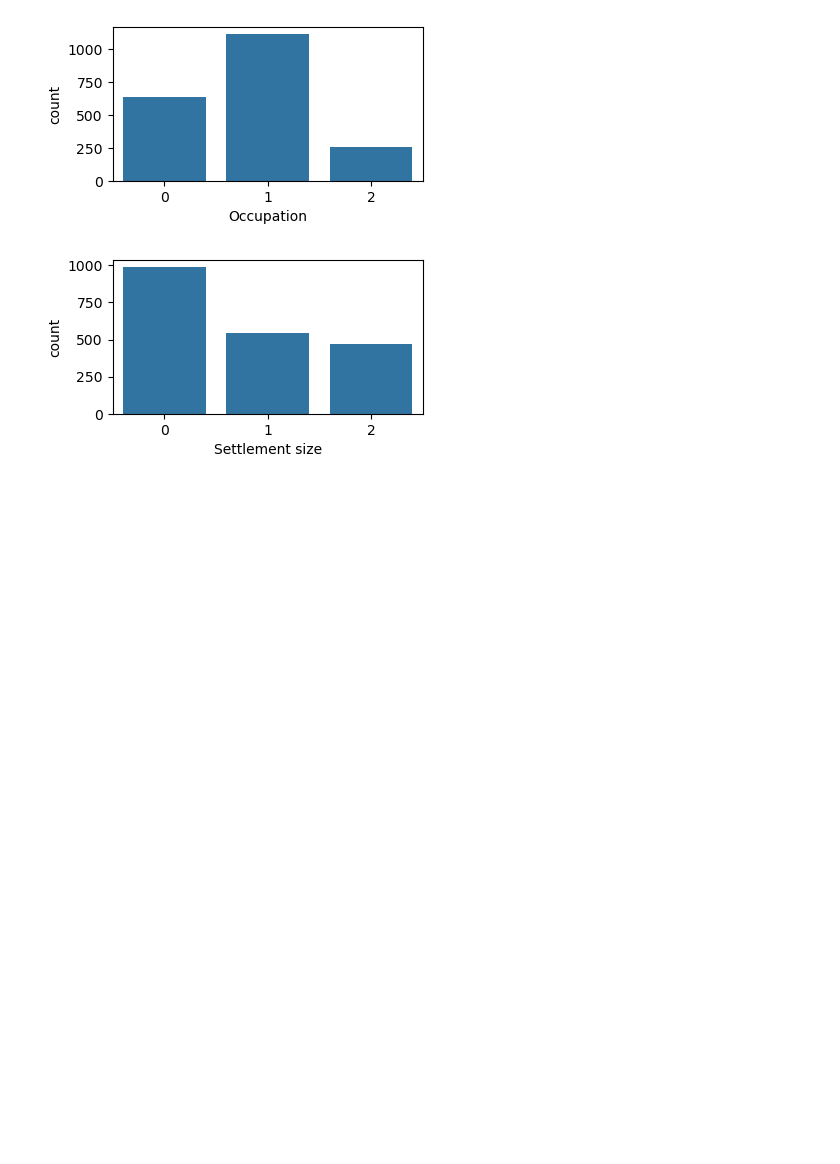
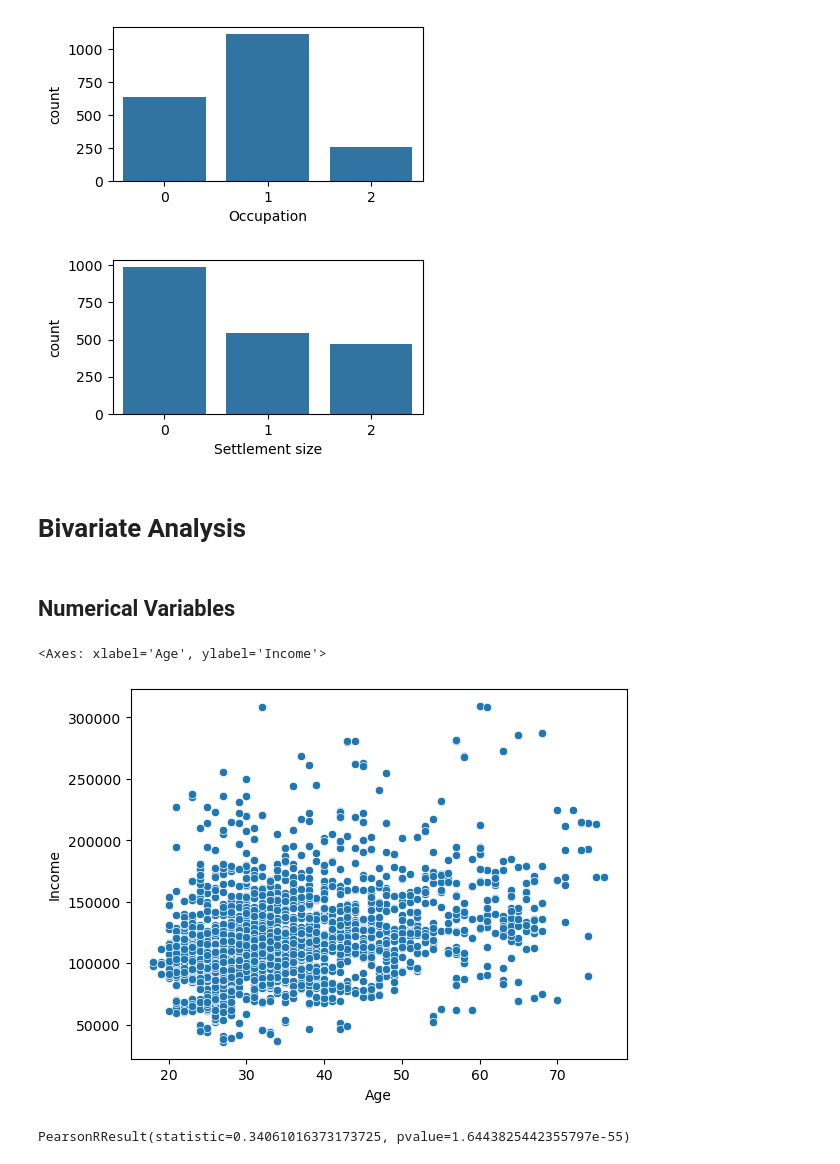
Before and after one commit to KhadafiZubaidiDev/my-projects, a Jupyter notebook: customer-classification-project/main.ipynb, the cells around one changed output. Saved outputs shown, nothing was run; the diff lists cells and outputs as text; code cells hidden in the pictures; blank space fills up the shorter version.

Commit message:
Add 5th commit at customer-classification-project

```diff
--- a/customer-classification-project/main.ipynb
+++ b/customer-classification-project/main.ipynb
@@ -99,3 +99,18 @@ for cat in cat_col:
 [figure]
 [figure]
 [figure]
+# %% [markdown]
+# Bivariate Analysis
+# %% [markdown]
+## Numerical Variables
+# %%
+sns.scatterplot(x = 'Age', y = 'Income', data = customer_info)
+# %% [output]
+<Axes: xlabel='Age', ylabel='Income'>
+[figure, added]
+# %%
+import scipy.stats as stats
+
+stats.pearsonr(customer_info['Age'], customer_info['Income'])
+# %% [output]
+PearsonRResult(statistic=0.34061016373173725, pvalue=1.6443825442355797e-55)
```
Also changed, not shown: parts of 2 cells of this notebook.
